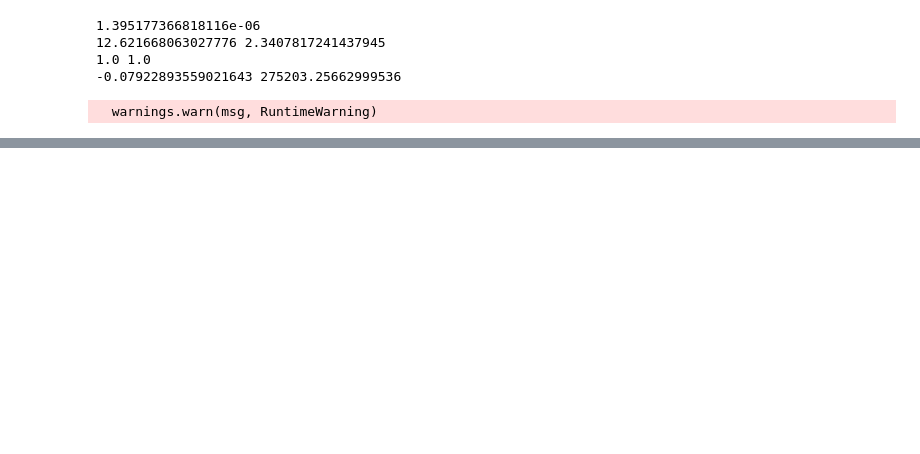
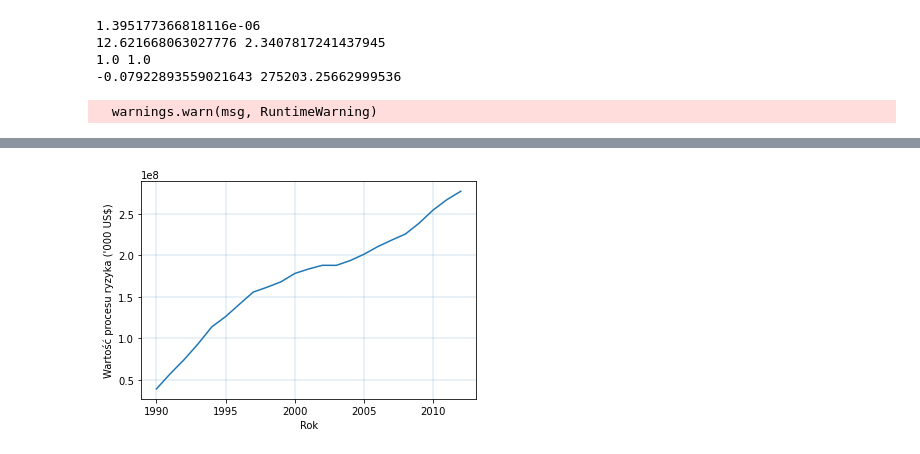
Before and after one commit to ndzadz/mgr, a Jupyter notebook: Modelowanie_procesu_ryzyka.ipynb, the cells around one changed output, grey strips where cells are left out. Drawn from its saved outputs; the diff is of its cells as text; code cells hidden in the pictures; blank space fills up the shorter version.

```diff
--- a/Modelowanie_procesu_ryzyka.ipynb
+++ b/Modelowanie_procesu_ryzyka.ipynb
@@ -78,0 +136,15 @@ array([3.79656171e+07, 5.38175804e+07, 7.30282955e+07, 9.23623859e+07,
+# %%
+data_train = data_wo[data_wo["Year"]<2013]
+data_test = data_wo[data_wo["Year"]>=2013]
+# %%
+claims_series = data_train.groupby("Year").sum()['Insured Damages (\'000 US$)']
+# %%
+erp = empirical_risk_process(1e6,0.1,claims_series,sin_int_fun,[14.86573535,  6.34683826,  1.05347731,  8.96354863],len(claims_series))
+# %%
+plt.plot(claims_series.index, erp)
+plt.xlabel("Rok")
+plt.ylabel("Wartość procesu ryzyka (\'000 US$)")
+plt.grid(color='C0', linestyle='-', linewidth=0.2)
+plt.show()
+# %% [output]
+[figure, added]
```
Also changed, not shown: parts of 6 cells of this notebook, 9 other files.
